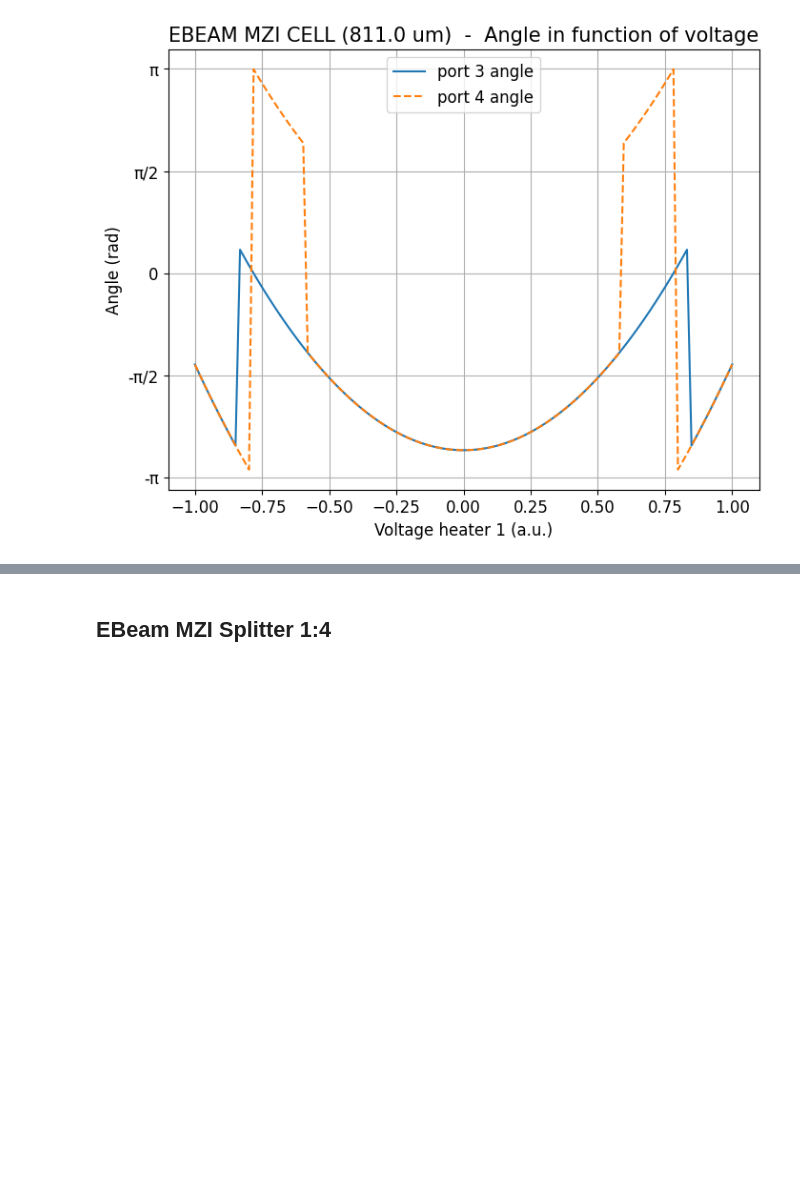
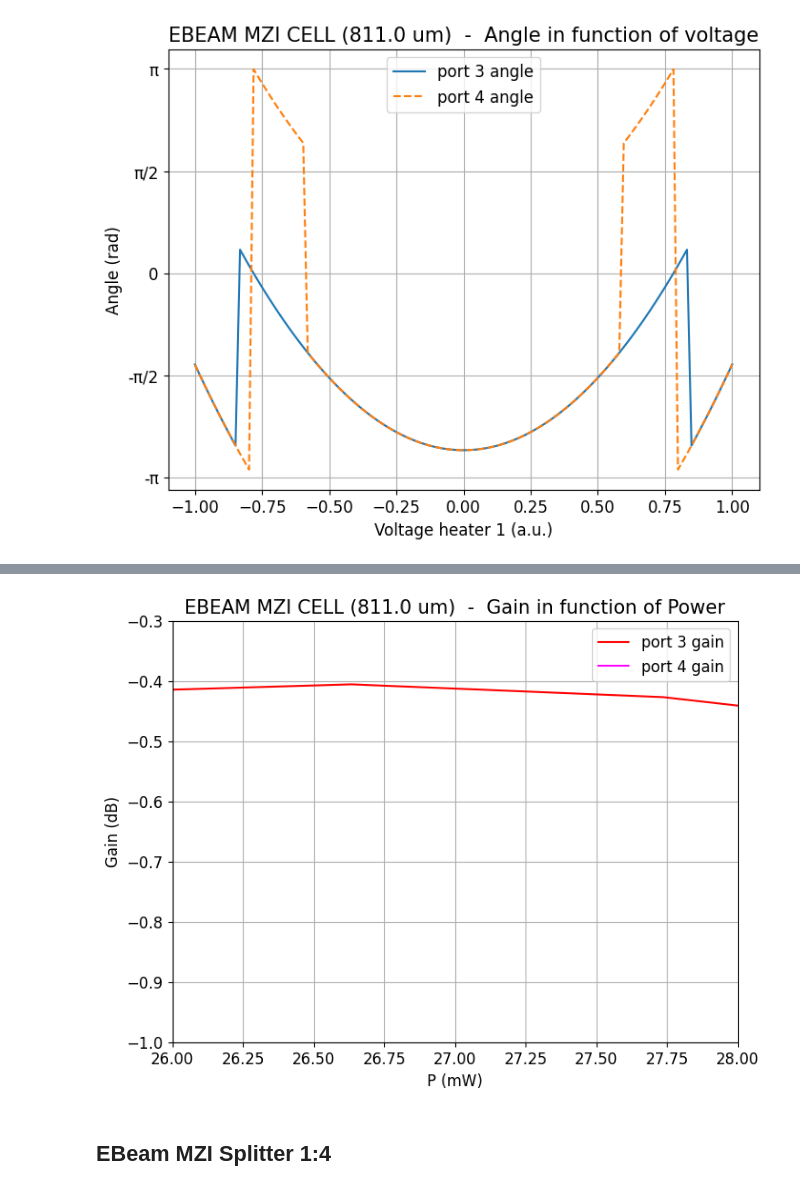
Before and after one commit to CaioRodrigues200/Programmable-Multifunctional-Circuit, a Jupyter notebook: Simulations/INTERCONNECT_Caio.ipynb, the cells around one changed output, grey strips where cells are left out. Saved outputs shown, nothing was run; the diff lists cells and outputs as text; code cells hidden in the pictures; blank space fills up the shorter version.

```diff
--- a/Simulations/INTERCONNECT_Caio.ipynb
+++ b/Simulations/INTERCONNECT_Caio.ipynb
@@ -800,3 +891,20 @@ plt.savefig(datapath+"/"+"MZI_Angle x voltage (" + str(np.round(TOPSLen*1e6,0))
+# %%
+plt.figure(figsize=(8,6))
+plt.plot(PpiArray*1e3,Port1Gain,label='port 3 gain',color='red')
+plt.plot(PpiArray*1e3,Port2Gain,label='port 4 gain',color='magenta')
+plt.xlabel('P (mW)',fontsize=12)
+plt.ylabel('Gain (dB)',fontsize=12)
+plt.title(f'EBEAM MZI CELL ({np.round(TOPSLen*1e6,0)} um)  -  Gain in function of Power',fontsize=15)
+plt.ylim(-1,-0.3)
+plt.xlim(26,28)
+plt.legend()
+plt.grid()
+
+# datapath = '../Media/Ebeam_heater'
+# file_count = sum(len(files) for _, _, files in os.walk(datapath))
+# plt.savefig(datapath+"/"+"MZI_Gain x Power (" + str(np.round(TOPSLen*1e6,0)) + " um).png", transparent=False, facecolor="white", bbox_inches="tight")
+# %% [output]
+[figure, added]
 # %% [markdown]
 ## EBeam MZI Splitter 1:4
 # %%
```
Also changed, not shown: parts of 5 cells of this notebook, 4 other files.
